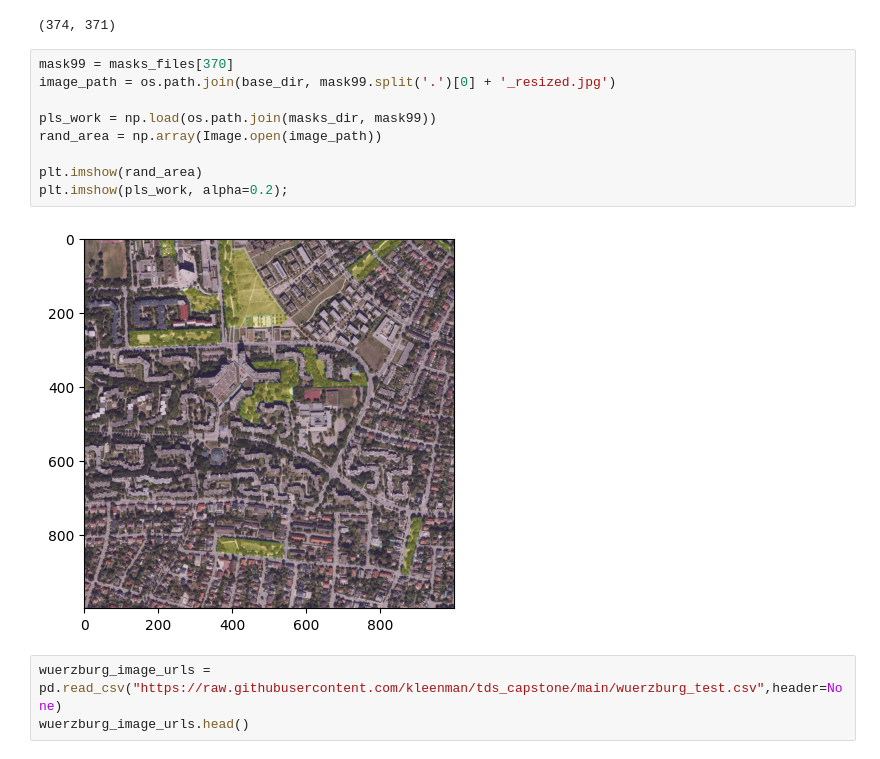
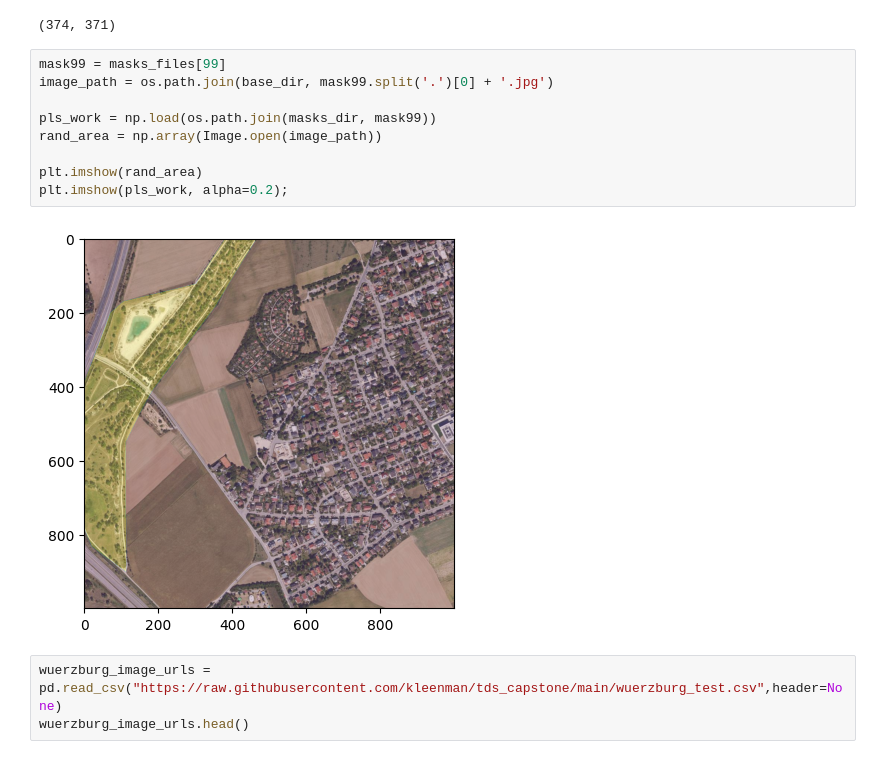
Before and after one commit to kleenman/tds_capstone, a Jupyter notebook: munich_data.ipynb, the cells around one changed output. Saved outputs shown, nothing was run; the diff lists cells and outputs as text.

```diff
--- a/munich_data.ipynb
+++ b/munich_data.ipynb
@@ -211,16 +211,16 @@ unique_masks, unique_pics
 # %% [output]
 (374, 371)
 # %%
-mask99 = masks_files[370]
-image_path = os.path.join(base_dir, mask99.split('.')[0] + '_resized.jpg')
+mask99 = masks_files[99]
+image_path = os.path.join(base_dir, mask99.split('.')[0] + '.jpg')
 
 pls_work = np.load(os.path.join(masks_dir, mask99))
 rand_area = np.array(Image.open(image_path))
 
 plt.imshow(rand_area)
 plt.imshow(pls_work, alpha=0.2);
 # %% [output]
-[figure, old version]
+[figure, new version]
 # %%
 wuerzburg_image_urls = pd.read_csv("https://raw.githubusercontent.com/kleenman/tds_capstone/main/wuerzburg_test.csv",header=None)
 wuerzburg_image_urls.head()
```
